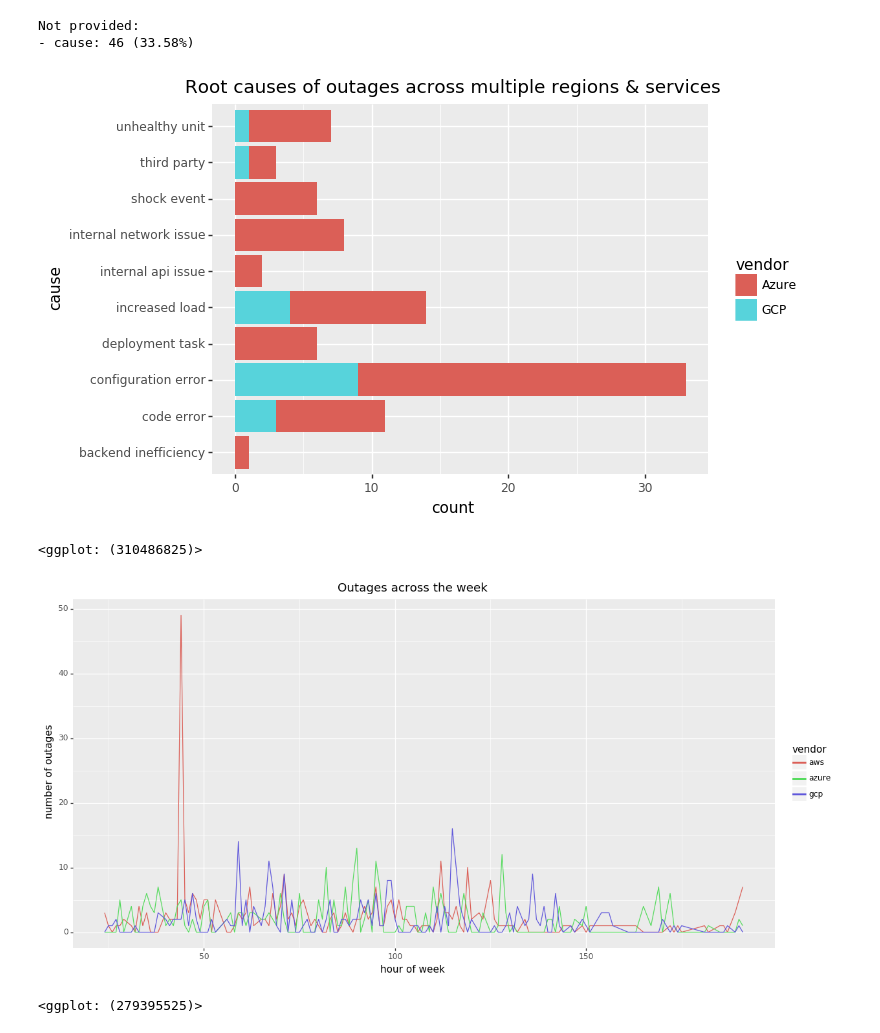
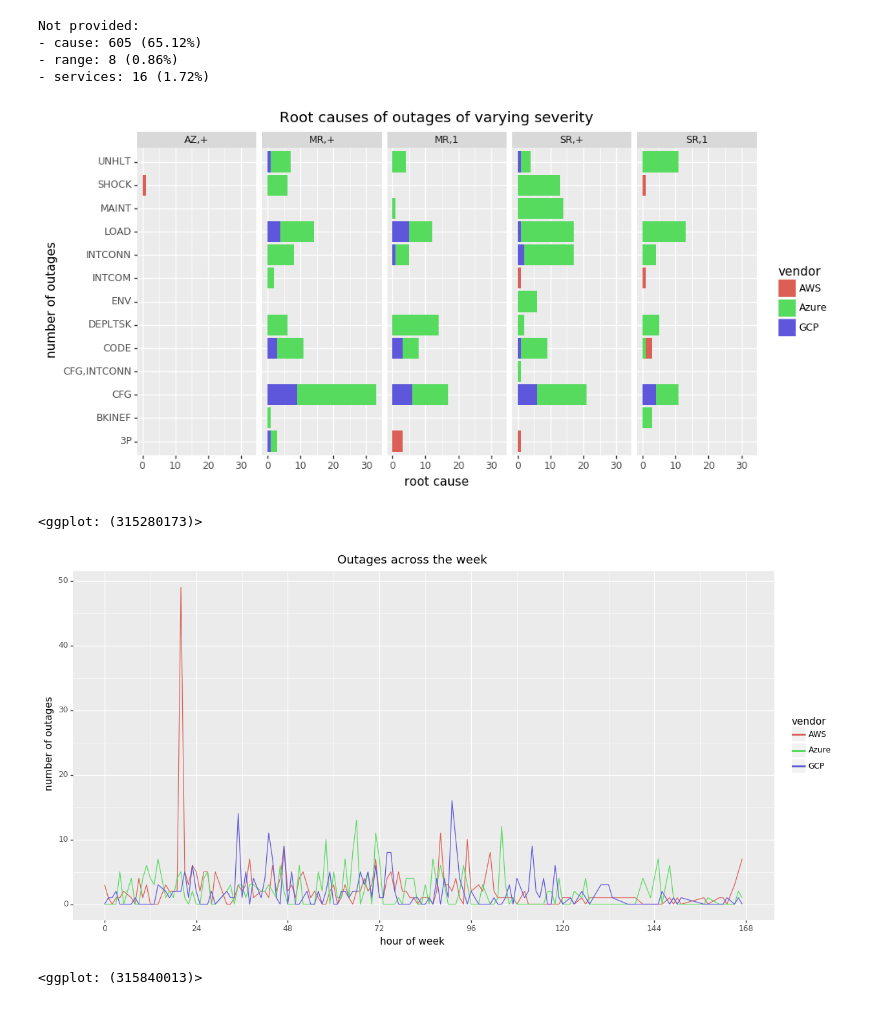
Before and after one commit to thezeroalpha/honours-project, a Jupyter notebook: notebooks/Plotting.ipynb, the cells around one changed output. Cells and saved outputs as stored; diff of their text form; code cells hidden in the pictures.

```diff
--- a/notebooks/Plotting.ipynb
+++ b/notebooks/Plotting.ipynb
@@ -61,7 +61,19 @@ def shorten(s):
         'deployment task': 'DEPLTSK',
         'shock event': 'SHOCK',
         'backend inefficiency': 'BKINEF',
-        'environmental conditions': 'ENV'
+        'environmental conditions': 'ENV',
+        'nodes/devices/instances': 'UNIT',
+        'external requests (apis)': 'EXTREQ',
+        'storage': 'STOR',
+        'internal communication interfaces': 'INTREQ',
+        'external network/connectivity': 'EXTCONN',
+        'processing backend': 'BKPROC',
+        'certificates/licenses': 'CERT',
+        'internal network': 'INTCONN',
+        'user interface': 'UI',
+        'everything': 'ALL',
+        'one': '1',
+        'multiple': '+'
     }
     return maps[s]
 
@@ -87,43 +99,52 @@ Index(['affected', 'cause', 'duplicate', 'duration', 'duration_min',
       dtype='object')
 # %%
-mul_regs_and_svcs = df.query("range == 'multiple regions' and services == 'multiple'")
-
+subdf = df[['range', 'services', 'vendor', 'cause']]
 print(f'''
 Not provided:
-- cause: {"%d (%s)" % len_and_pct(mul_regs_and_svcs[filter_notprovided(mul_regs_and_svcs.cause, keep=True)], mul_regs_and_svcs)}
+- cause: {"%d (%s)" % len_and_pct(subdf[filter_notprovided(subdf.cause, keep=True)], subdf)}
+- range: {"%d (%s)" % len_and_pct(subdf[filter_notprovided(subdf.range, keep=True)], subdf)}
+- services: {"%d (%s)" % len_and_pct(subdf[filter_notprovided(subdf.services, keep=True)], subdf)}
 ''')
 
-filt = mul_regs_and_svcs[filter_notprovided(mul_regs_and_svcs.cause)]
-plotdf = pd.DataFrame({'cause': filt.cause.map(lambda x: ','.join(x)),
+filt = subdf[filter_notprovided(subdf.cause) & filter_notprovided(subdf.range) & filter_notprovided(subdf.services)]
+plotdf = pd.DataFrame({'range_services': filt[['range', 'services']].applymap(shorten).agg(','.join, axis=1),
+                       'cause': filt.cause.map(lambda x: ','.join(map(shorten, x))),
                        'vendor': filt.vendor})
 (p9.ggplot(plotdf)
  + p9.aes(x='cause', fill='vendor')
  + p9.geom_bar()
  + p9.coord_flip()
- + p9.ggtitle("Root causes of outages across multiple regions & services")
+ + p9.theme(figure_size=(10,5))
+ + p9.facet_grid("~ range_services")
+ + p9.labs(x="number of outages", y="root cause")
+ + p9.ggtitle("Root causes of outages of varying severity")
 )
 # %% [output]
 Not provided:
-- cause: 46 (33.58%)
+- cause: 605 (65.12%)
+- range: 8 (0.86%)
+- services: 16 (1.72%)
-[figure, old version]
+[figure, new version]
-<ggplot: (310486825)>
+<ggplot: (315280173)>
 # %%
 azure_hours = df[df.vendor == "Azure"].hour_of_week.value_counts()
 aws_hours = df[df.vendor == "AWS"].hour_of_week.value_counts()
 gcp_hours = df[df.vendor == "GCP"].hour_of_week.value_counts()
 
-plotdf = pd.DataFrame({'azure': azure_hours,
-                       'gcp': gcp_hours,
-                       'aws': aws_hours}).applymap(lambda x: 0 if pd.isna(x) else x).reset_index(level=df.index.names)
+plotdf = (pd.DataFrame({'Azure': azure_hours,
+                       'GCP': gcp_hours,
+                       'AWS': aws_hours})
+          .applymap(lambda x: 0 if pd.isna(x) else x)
+          .reset_index().rename(columns={"index": "hours"}))
 
-
-(p9.ggplot(plotdf.melt(id_vars=['index'], var_name='vendor', value_name='outages_count'))
- + p9.aes(x='index', y='outages_count', color='vendor')
+(p9.ggplot(plotdf.melt(id_vars='hours', var_name='vendor', value_name='outages_count'))
+ + p9.aes(x='hours', y='outages_count', color='vendor')
  + p9.geom_line()
+ + p9.scale_x_continuous(breaks=range(0,24*8, 24), minor_breaks=1)
  + p9.labs(x='hour of week', y='number of outages')
  + p9.theme(figure_size=(14, 7))
  + p9.ggtitle("Outages across the week")
 )
 # %% [output]
-[figure, old version]
+[figure, new version]
-<ggplot: (279395525)>
+<ggplot: (315840013)>
```
Also changed, not shown: parts of 11 cells of this notebook, 1 other file.
